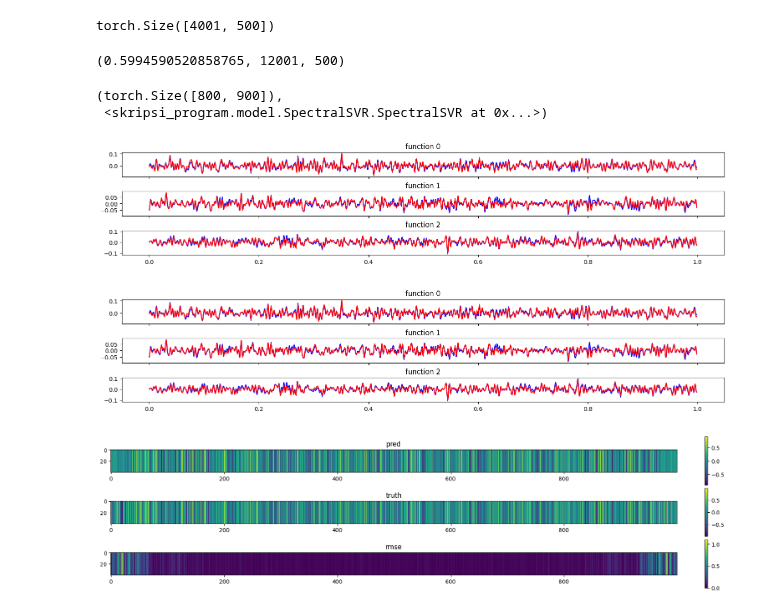
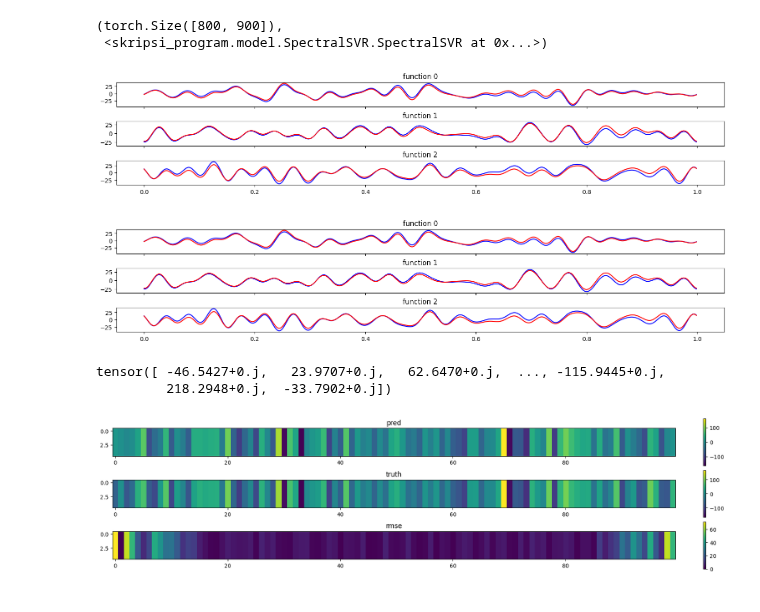
Before and after one commit to nidduzzi/SpectralSVR, a Jupyter notebook: notebooks/spectralsvr_coeff.ipynb, the cells around one changed output. Drawn from its saved outputs; the diff is of its cells as text; code cells hidden in the pictures.

```diff
--- a/notebooks/spectralsvr_coeff.ipynb
+++ b/notebooks/spectralsvr_coeff.ipynb
@@ -29,12 +27,21 @@ import matplotlib.pyplot as plt
 # %%
 generator = torch.Generator().manual_seed(42)
-modes = [500]
+modes = (50,)
 prod_modes = int(np.prod(modes))
 num_samples = 4001
-k = FourierBasis.waveNumber(prod_modes)
-u_coeff_clean = FourierBasis.generateCoeff(num_samples, prod_modes, generator=generator, random_func=torch.rand)
+k = FourierBasis.wave_number(prod_modes)
+u_basis_clean = FourierBasis.generate(
+    num_samples,
+    prod_modes,
+    generator=generator,
+    random_func=lambda *args, **kwargs: torch.randn(*args, **kwargs),
+    complex_funcs=False,
+)
+assert u_basis_clean.coeff is not None, "coeff shouldnt be none"
+
+u_coeff_clean: torch.Tensor = u_basis_clean.coeff
 ut_coeff_clean = u_coeff_clean * 2j * torch.pi * k.T
-utt_coeff_clean = ut_coeff_clean * 2j * torch.pi * k.T # d2f/dt2
+utt_coeff_clean = ut_coeff_clean * 2j * torch.pi * k.T  # d2f/dt2
 # u_coeff = u_coeff.reshape((-1, *modes))
 # f_coeff = f_coeff.reshape((-1, *modes))
 u_coeff_clean.shape
@@ -156,14 +229,7 @@ from torch.utils.data import TensorDataset, random_split
 
 input_data = (utt, utt_coeff)
 output_data = (u, u_coeff)
-# data = (utt, utt_coeff, u, u_coeff_zeroed)
-# (utt_scaled, utt_coeff_scaled, u_scaled, u_coeff_scaled) = data
-input_scaler = StandardScaler().fit(input_data)
-output_scaler = StandardScaler().fit(output_data)
-# input_data_scaled = input_data
-input_data_scaled = input_scaler.transform(input_data)
-output_data_scaled = output_scaler.transform(output_data)
-dataset = TensorDataset(*input_data_scaled, *output_data)
+dataset = TensorDataset(*input_data, *output_data)
 dataset_train, dataset_test = random_split(
     dataset, (0.8, 0.2), generator=torch.Generator().manual_seed(42)
 )
@@ -178,11 +244,17 @@ plt.show()
 # %%
 f_train, f_coeff_train, u_train, u_coeff_train = dataset_train[:]
 # f_input_train = f_train
+scaler = StandardScaler().fit((f_train, f_coeff_train))
+f_train, f_coeff_train = scaler.transform((f_train, f_coeff_train))
+
 f_input_train = to_real_coeff(f_coeff_train)
+# f_input_train = (f_coeff_train.abs())
 
 f_test, f_coeff_test, u_test, u_coeff_test = dataset_test[:]
+f_test, f_coeff_test = scaler.transform((f_test, f_coeff_test))
 # f_input_test = f_test
 f_input_test = to_real_coeff(f_coeff_test)
+# f_input_test = (f_coeff_test.abs())
 model = SpectralSVR(
     FourierBasis(periods=periods),
     # C=1.227,
@@ -191,11 +263,11 @@ model = SpectralSVR(
     # sigma=f_input_train.var(0).median().multiply(f_input_train.shape[1]).pow(0.5),
     sigma=f_input_train.var(0).sum().pow(0.5) * 1.0,
     # sigma=70.0,
-    kernel="linear",
-    # kernel="rbf",
-    batch_size_func=lambda dims:10000000
+    # kernel="linear",
+    kernel="rbf",
+    batch_size_func=lambda dims: 10000000,
     # verbose="LSSVR",
 )
 # model.train(f_input_train, u_coeff_train * 900/200, list(u_coeff_zeroed.shape[1:]))
-model.train(f_input_train, u_coeff_train, modes).test(f_input_test, u_coeff_test)
+model.train(f_input_train, u_coeff_train).test(f_input_test, u_coeff_test)
 # %% [output]
@@ -212,21 +290,3 @@ transform u_coeff to real
-# %%
-dataset[:][1].shape
-# %% [output]
-torch.Size([4001, 500])
-# %%
-0.7664933204650879, 10001, 500
-0.8296816349029541, 10001, 400
-0.8629440069198608, 10001, 300
-0.8817722201347351, 10001, 200
-0.9040015339851379, 10001, 100
-0.6855265498161316, 11001, 500
-0.8038439750671387, 11001, 400
-0.860628068447113 , 11001, 300
-0.883353054523468 , 11001, 200
-0.9047563672065735, 11001, 100
-0.5994590520858765, 12001, 500
-# %% [output]
-(0.5994590520858765, 12001, 500)
 # %%
 u_pred = model.forward(f_input_test, points_tt)
 u_coeff_pred = to_complex_coeff(model.svr.predict(f_input_test))
@@ -241,10 +301,10 @@ u_pred.shape, model
  <skripsi_program.model.SpectralSVR.SpectralSVR at 0x...>)
 # %%
 # do this because forward in SpectralSVR isn't scaling invariant
-u_test_eval = FourierBasis(u_coeff_test).evaluate(points_tt).real
+u_test_eval = FourierBasis(u_coeff_test)(points_tt).real
 # u_coeff_clean_scaled = u_coeff_clean
 # u_coeff_clean_scaled = scaler.get_subset_scaler([-1]).transform((u_coeff_clean,))[0][dataset_test.indices]
-u_coeff_clean_eval = FourierBasis(u_coeff_clean[dataset_test.indices]).evaluate(points_tt).real
+u_coeff_clean_eval = FourierBasis(u_coeff_clean[dataset_test.indices])(points_tt).real
 
 
 def plot_funcs(u_pred: torch.Tensor, u: torch.Tensor, n=6):
@@ -266,41 +326,46 @@ def plot_funcs(u_pred: torch.Tensor, u: torch.Tensor, n=6):
 plot_funcs(u_basis_pred.real, u_test_eval.real, 3)
 plot_funcs(u_basis_pred.real, u_coeff_clean_eval, 3)
 # %% [output]
-[figure, old version]
+[figure, new version]
-[figure, old version]
+[figure, new version]
+# %%
+u_coeff_train[:,0]
+# %% [output]
+tensor([ -46.5427+0.j,   23.9707+0.j,   62.6470+0.j,  ..., -115.9445+0.j,
+         218.2948+0.j,  -33.7902+0.j])
 # %%
 def plot_coeffs(coeff_pred: torch.Tensor, coeff: torch.Tensor, n=0):
     # k = FourierBasis.waveNumber(coeff_pred.shape[1]).T[0].numpy() * 1.
     # print(k.shape)
     # print(coeff_pred.shape)
-    height = coeff_pred.shape[1]//25
+    height = coeff_pred.shape[1]//25 + 1
     plt.figure(figsize=(16, 4), constrained_layout=True)
     plt.subplot(311)
     plt.imshow(coeff_pred[n].view((1, -1)).expand((height,-1)))
     plt.title("pred")
     plt.colorbar()
     plt.subplot(312)
     plt.imshow(coeff[n].view((1, -1)).expand((height,-1)))
     plt.title("truth")
     plt.colorbar()
     plt.subplot(313)
     plt.imshow(
         mean_squared_error(
             coeff_pred[n, None],
             coeff[n, None],
             squared=False,
             num_outputs=coeff.shape[1],
         ).view((1, -1)).expand((height,-1))
     )
     plt.title("rmse")
     plt.colorbar()
 
     plt.show()
 
 
 plot_coeffs(to_real_coeff(u_coeff_pred), to_real_coeff(u_coeff_test), 1)
 # %% [output]
-[figure, old version]
+[figure, new version]
 # %%
 f_test, f_coeff_test, u_test, u_coeff_test = dataset_test[0:10]
 u_test_basis = FourierBasis(u_coeff_test, periods=periods)
```
Also changed, not shown: parts of 20 cells of this notebook, 20 other files.
